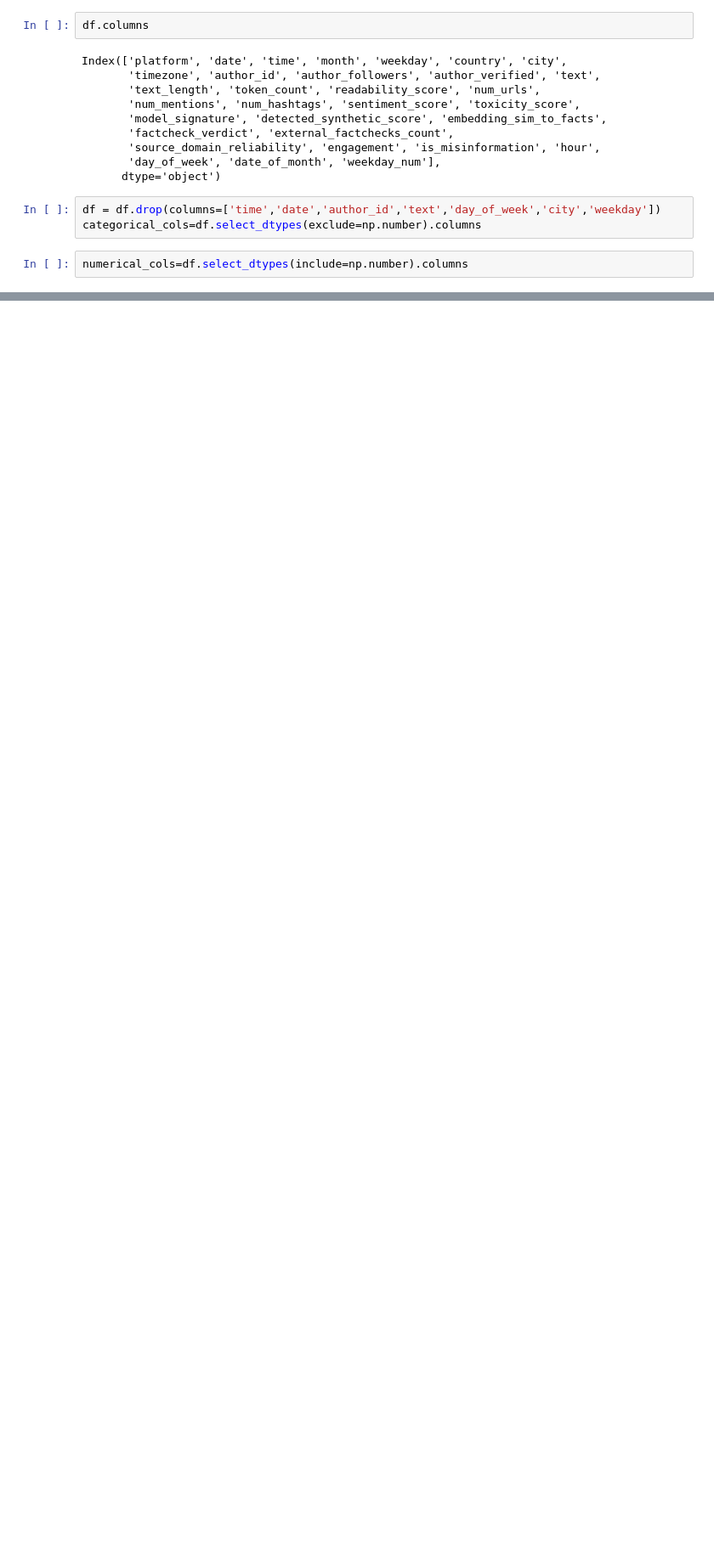
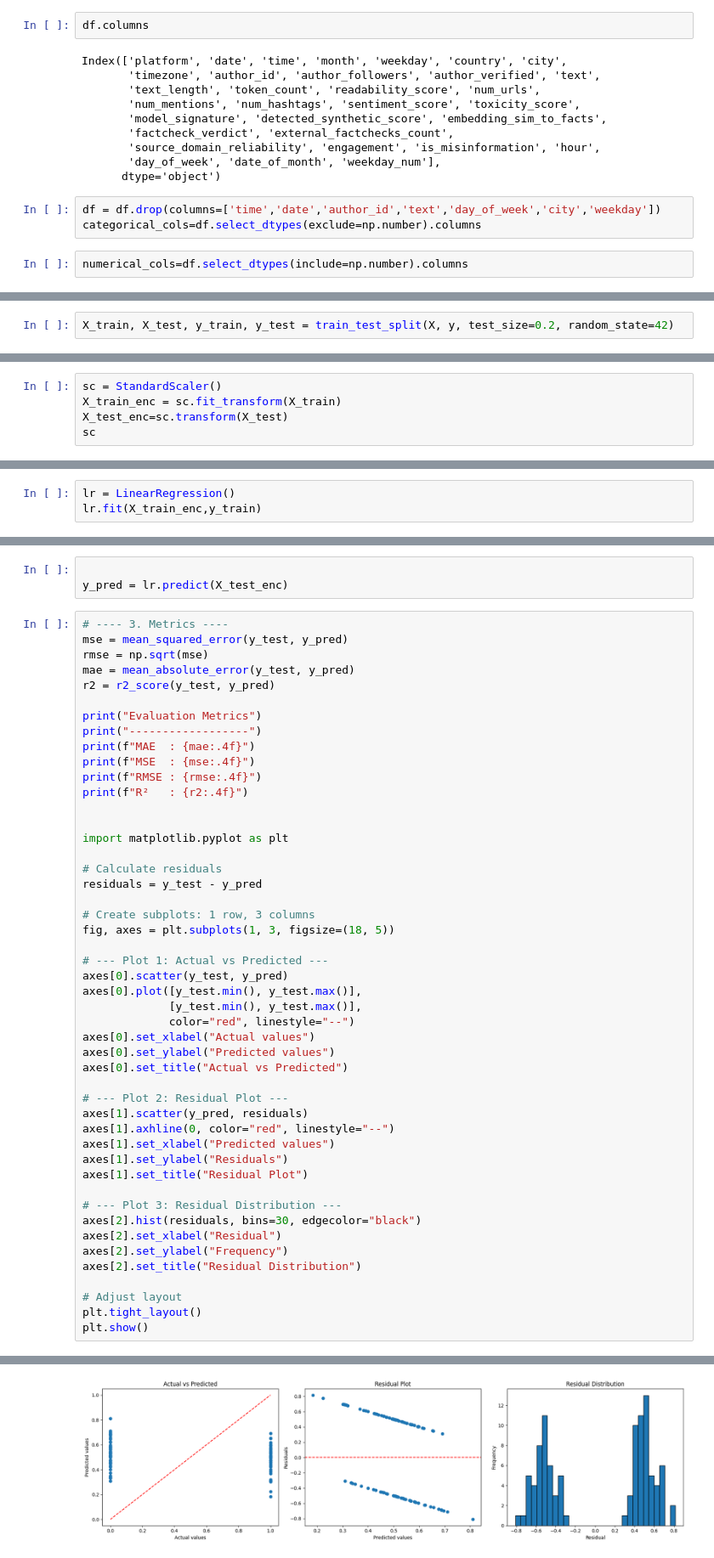
Before and after one commit to OMCHOKSI108/machine-learning-playground, a Jupyter notebook: GENAI-MISSINFORMATION_LOGISTIC_REG/MISSINFORMATION_LOGISTIC_REGRESSION.ipynb, the cells around one changed output, grey strips where cells are left out. Shown at 85% size. Drawn from its saved outputs; the diff is of its cells as text; blank space fills up the shorter version.

```diff
--- a/GENAI-MISSINFORMATION_LOGISTIC_REG/MISSINFORMATION_LOGISTIC_REGRESSION.ipynb
+++ b/GENAI-MISSINFORMATION_LOGISTIC_REG/MISSINFORMATION_LOGISTIC_REGRESSION.ipynb
@@ -457,0 +467,2 @@ Name: factcheck_verdict, Length: 500, dtype: float64
+# %%
+X_train, X_test, y_train, y_test = train_test_split(X, y, test_size=0.2, random_state=42)
@@ -457,0 +478,5 @@ Name: factcheck_verdict, Length: 500, dtype: float64
+# %%
+sc = StandardScaler()
+X_train_enc = sc.fit_transform(X_train)
+X_test_enc=sc.transform(X_test)
+sc
@@ -457,0 +485,3 @@ Name: factcheck_verdict, Length: 500, dtype: float64
+# %%
+lr = LinearRegression()
+lr.fit(X_train_enc,y_train)
@@ -457,0 +490,52 @@ Name: factcheck_verdict, Length: 500, dtype: float64
+# %%
+
+y_pred = lr.predict(X_test_enc)
+# %%
+# ---- 3. Metrics ----
+mse = mean_squared_error(y_test, y_pred)
+rmse = np.sqrt(mse)
+mae = mean_absolute_error(y_test, y_pred)
+r2 = r2_score(y_test, y_pred)
+
+print("Evaluation Metrics")
+print("------------------")
+print(f"MAE  : {mae:.4f}")
+print(f"MSE  : {mse:.4f}")
+print(f"RMSE : {rmse:.4f}")
+print(f"R²   : {r2:.4f}")
+
+
+import matplotlib.pyplot as plt
+
+# Calculate residuals
+residuals = y_test - y_pred
+
+# Create subplots: 1 row, 3 columns
+fig, axes = plt.subplots(1, 3, figsize=(18, 5))
+
+# --- Plot 1: Actual vs Predicted ---
+axes[0].scatter(y_test, y_pred)
+axes[0].plot([y_test.min(), y_test.max()],
+             [y_test.min(), y_test.max()],
+             color="red", linestyle="--")
+axes[0].set_xlabel("Actual values")
+axes[0].set_ylabel("Predicted values")
+axes[0].set_title("Actual vs Predicted")
+
+# --- Plot 2: Residual Plot ---
+axes[1].scatter(y_pred, residuals)
+axes[1].axhline(0, color="red", linestyle="--")
+axes[1].set_xlabel("Predicted values")
+axes[1].set_ylabel("Residuals")
+axes[1].set_title("Residual Plot")
+
+# --- Plot 3: Residual Distribution ---
+axes[2].hist(residuals, bins=30, edgecolor="black")
+axes[2].set_xlabel("Residual")
+axes[2].set_ylabel("Frequency")
+axes[2].set_title("Residual Distribution")
+
+# Adjust layout
+plt.tight_layout()
+plt.show()
+# %% [output]
@@ -457,0 +548 @@ Name: factcheck_verdict, Length: 500, dtype: float64
+[figure, added]
```
Also changed, not shown: parts of 28 cells of this notebook.
